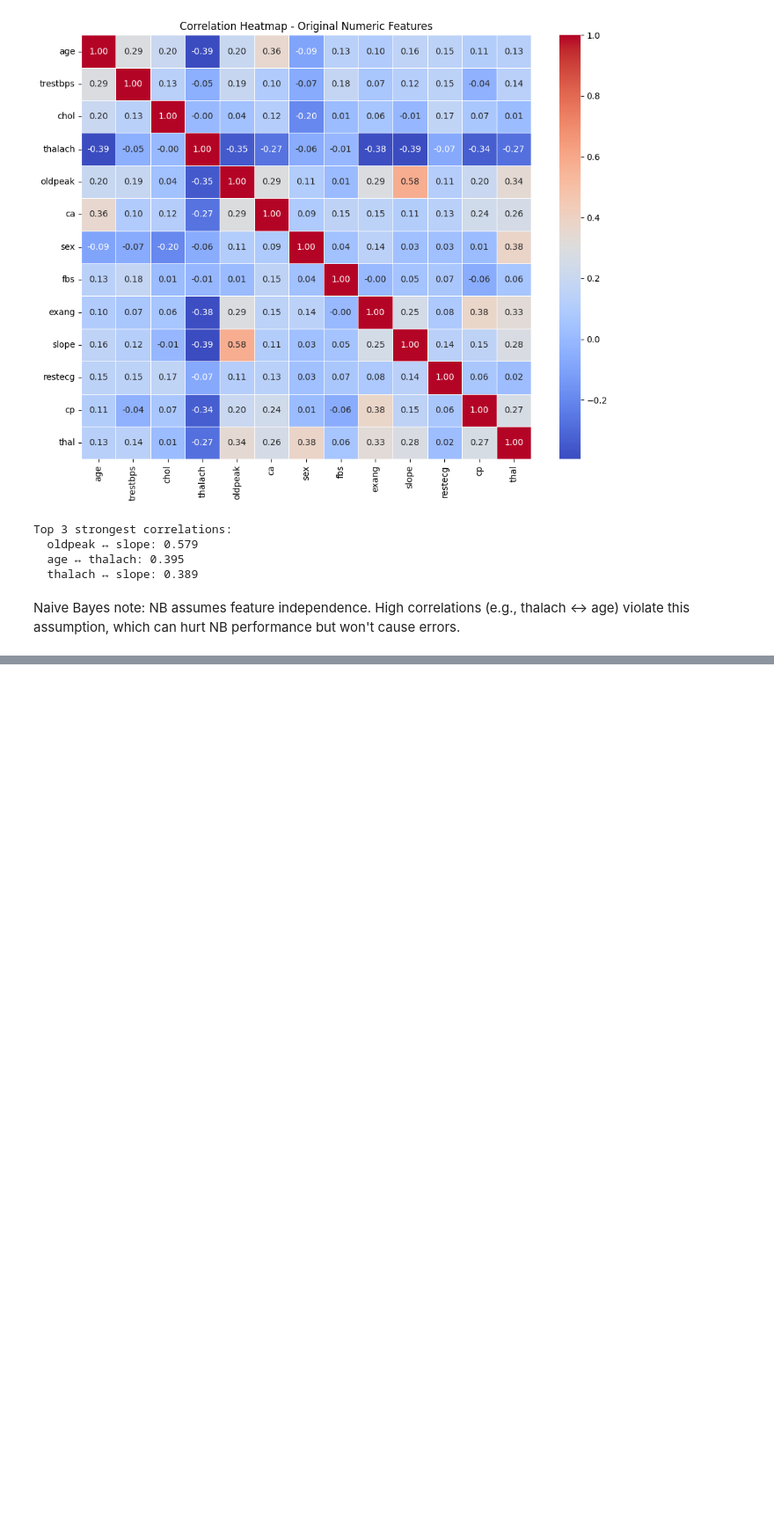
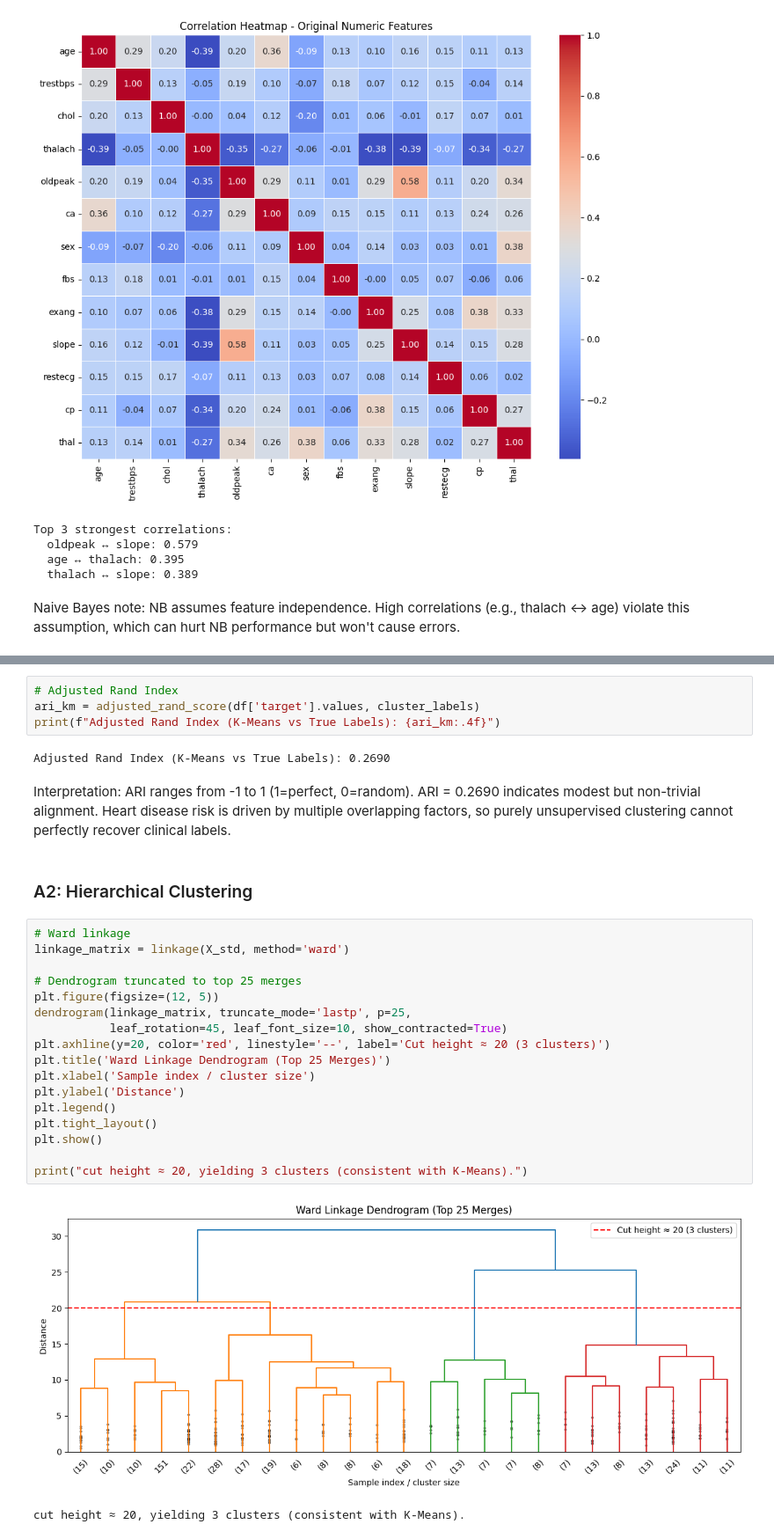
Before and after one commit to abeer-fatima47/i232643-DM-Assignment4, a Jupyter notebook: i232643_DM_asn4.ipynb, the cells around one changed output, grey strips where cells are left out. Shown at 88% size. Cells and saved outputs as stored; diff of their text form; blank space fills up the shorter version.

```diff
--- a/i232643_DM_asn4.ipynb
+++ b/i232643_DM_asn4.ipynb
@@ -232,0 +331,30 @@ High correlations (e.g., thalach <-> age) violate this assumption, which can hur
+# %%
+# Adjusted Rand Index
+ari_km = adjusted_rand_score(df['target'].values, cluster_labels)
+print(f"Adjusted Rand Index (K-Means vs True Labels): {ari_km:.4f}")
+# %% [output]
+Adjusted Rand Index (K-Means vs True Labels): 0.2690
+# %% [markdown]
+Interpretation: ARI ranges from -1 to 1 (1=perfect, 0=random). ARI = 0.2690 indicates modest but non-trivial alignment. Heart disease risk is driven by multiple overlapping factors, so purely unsupervised clustering cannot perfectly recover clinical labels.
+# %% [markdown]
+### A2: Hierarchical Clustering
+# %%
+# Ward linkage
+linkage_matrix = linkage(X_std, method='ward')
+
+# Dendrogram truncated to top 25 merges
+plt.figure(figsize=(12, 5))
+dendrogram(linkage_matrix, truncate_mode='lastp', p=25,
+           leaf_rotation=45, leaf_font_size=10, show_contracted=True)
+plt.axhline(y=20, color='red', linestyle='--', label='Cut height ≈ 20 (3 clusters)')
+plt.title('Ward Linkage Dendrogram (Top 25 Merges)')
+plt.xlabel('Sample index / cluster size')
+plt.ylabel('Distance')
+plt.legend()
+plt.tight_layout()
+plt.show()
+
+print("cut height ≈ 20, yielding 3 clusters (consistent with K-Means).")
+# %% [output]
+[figure, added]
+cut height ≈ 20, yielding 3 clusters (consistent with K-Means).
```
Also changed, not shown: parts of 14 cells of this notebook.
